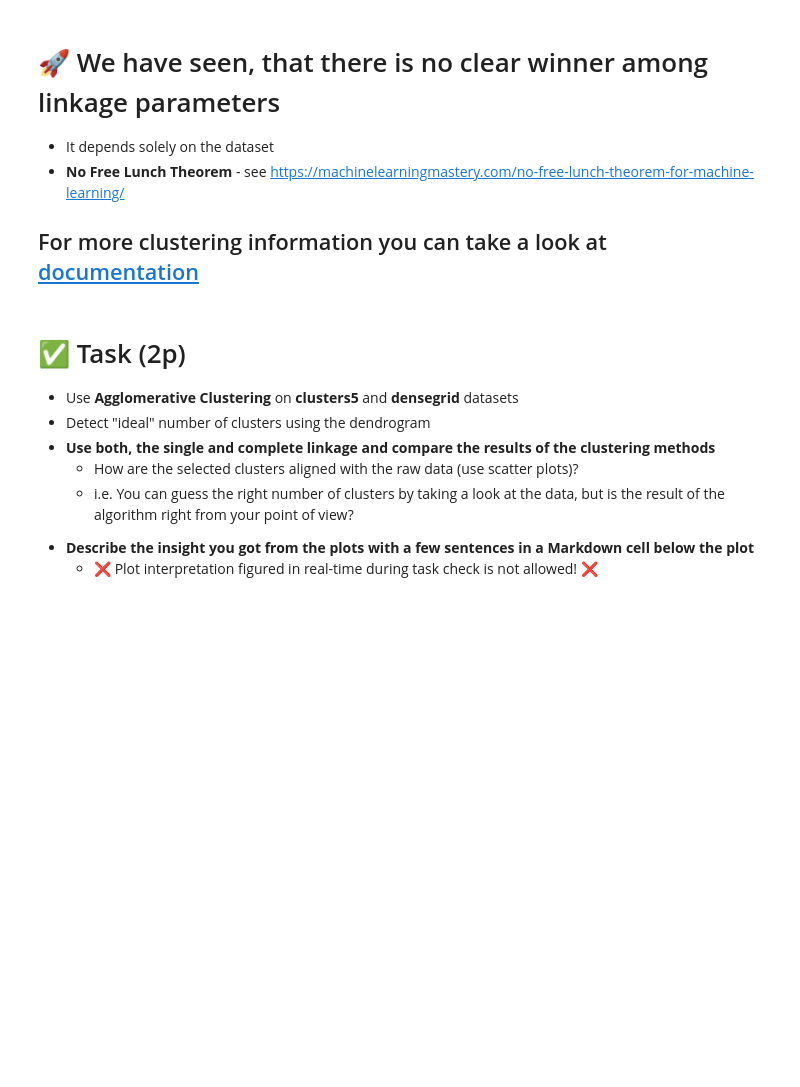
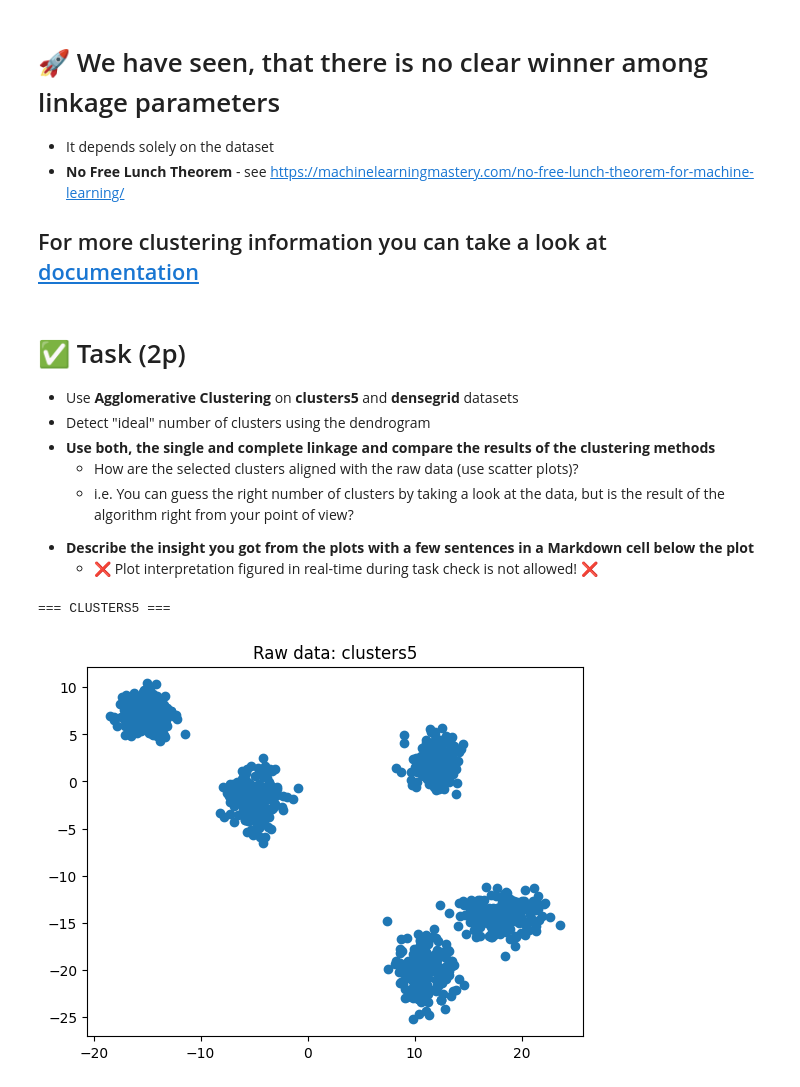
Before and after one commit to astoris777/ZSU, a Jupyter notebook: fml_05.ipynb, the cells around one changed output. Drawn from its saved outputs; the diff is of its cells as text; code cells hidden in the pictures; blank space fills up the shorter version.

```diff
--- a/fml_05.ipynb
+++ b/fml_05.ipynb
@@ -316,3 +316,83 @@ plt.scatter(data[:,0], data[:,1], c=clustering.labels_)
 
 * **Describe the insight you got from the plots with a few sentences in a Markdown cell below the plot**
   * ❌ Plot interpretation figured in real-time during task check is not allowed! ❌
+# %%
+def plot_dendrogram(model, **kwargs):
+    counts = np.zeros(model.children_.shape[0])
+    n_samples = len(model.labels_)
+    for i, merge in enumerate(model.children_):
+        current_count = 0
+        for child_idx in merge:
+            if child_idx < n_samples:
+                current_count += 1
+            else:
+                current_count += counts[child_idx - n_samples]
+        counts[i] = current_count
+
+    linkage_matrix = np.column_stack(
+        [model.children_, model.distances_, counts]
+    ).astype(float)
+
+    dendrogram(linkage_matrix, **kwargs)
+    plt.ylabel("distance")
+
+
+for dataset_name in ['clusters5', 'densegrid']:
+    data = datasets[dataset_name]
+    print(f"=== {dataset_name.upper()} ===")
+    plt.figure()
+    plt.scatter(data[:,0], data[:,1])
+    plt.title(f"Raw data: {dataset_name}")
+    plt.show()
+
+
+    clustering_complete = AgglomerativeClustering(linkage='complete', distance_threshold=0, n_clusters=None)
+    clustering_complete.fit(data)
+
+    plt.figure(figsize=(10,4))
+    plt.title(f"{dataset_name} - Complete linkage dendrogram")
+    plot_dendrogram(clustering_complete, labels=clustering_complete.labels_, color_threshold=999)
+    plt.show()
+
+
+    if dataset_name == 'clusters5':
+        threshold = 10
+        n_clusters = 5
+    else:
+        threshold = 3
+        n_clusters = 8
+
+
+    clustering_complete_final = AgglomerativeClustering(linkage='complete', n_clusters=n_clusters)
+    labels_complete = clustering_complete_final.fit_predict(data)
+
+    plt.figure()
+    plt.scatter(data[:,0], data[:,1], c=labels_complete, cmap='tab10')
+    plt.title(f"{dataset_name} - Complete linkage ({n_clusters} clusters)")
+    plt.show()
+
+
+    clustering_single = AgglomerativeClustering(linkage='single', distance_threshold=0, n_clusters=None)
+    clustering_single.fit(data)
+
+    plt.figure(figsize=(10,4))
+    plt.title(f"{dataset_name} - Single linkage dendrogram")
+    plot_dendrogram(clustering_single, labels=clustering_single.labels_, color_threshold=999)
+    plt.show()
+
+
+    if dataset_name == 'clusters5':
+        n_clusters = 5
+    else:
+        n_clusters = 6
+
+    clustering_single_final = AgglomerativeClustering(linkage='single', n_clusters=n_clusters)
+    labels_single = clustering_single_final.fit_predict(data)
+
+    plt.figure()
+    plt.scatter(data[:,0], data[:,1], c=labels_single, cmap='tab10')
+    plt.title(f"{dataset_name} - Single linkage ({n_clusters} clusters)")
+    plt.show()
+# %% [output]
+=== CLUSTERS5 ===
+[figure, added]
```
Also changed, not shown: parts of 1 cell of this notebook.
